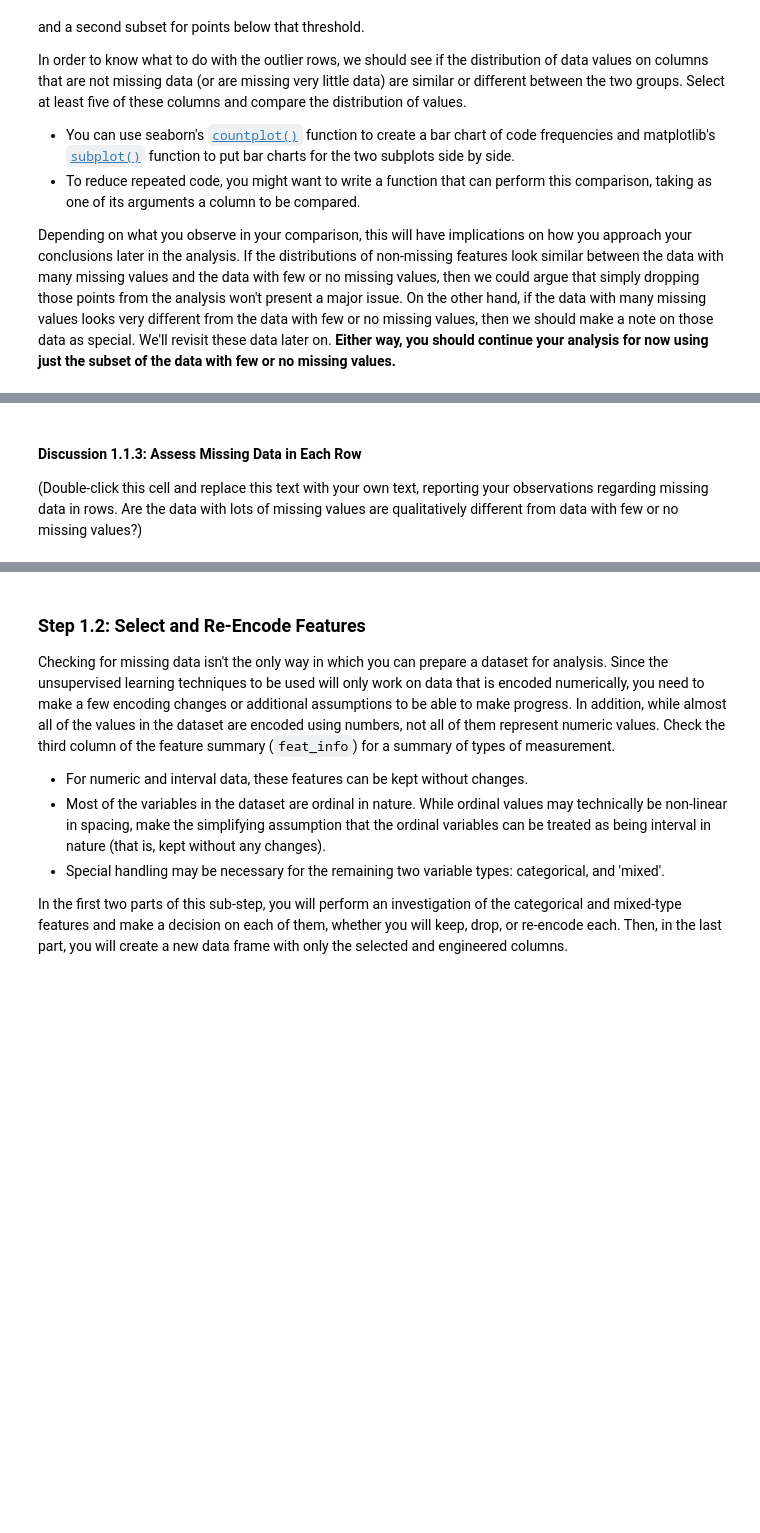
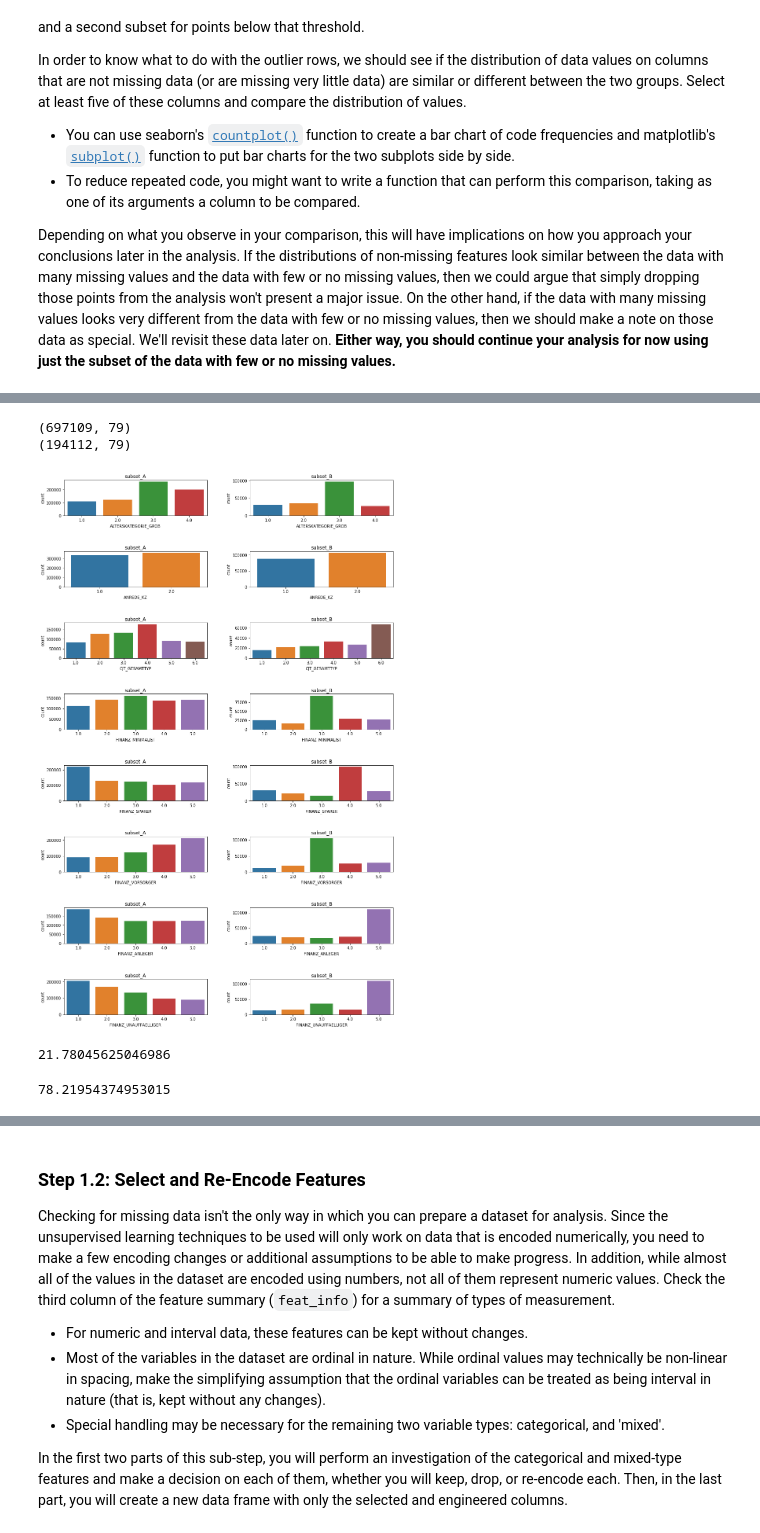
Before and after one commit to gmendozah/Creating-Customer-Segments-with-Arvato, a Jupyter notebook: Identify_Customer_Segments.ipynb, the cells around one changed output, grey strips where cells are left out. Cells and saved outputs as stored; diff of their text form; code cells hidden in the pictures; blank space fills up the shorter version.

```diff
--- a/Identify_Customer_Segments.ipynb
+++ b/Identify_Customer_Segments.ipynb
@@ -95,3 +273,10 @@ Depending on what you observe in your comparison, this will have implications on
 # %%
 # Write code to divide the data into two subsets based on the number of missing
 # values in each row.
+subset_A = azdias.iloc[[i for i in nan_values_by_row[nan_values_by_row < 5].index]].reset_index(drop=True)
+subset_B = azdias.iloc[[i for i in nan_values_by_row[nan_values_by_row >= 5].index]].reset_index(drop=True)
+print(subset_A.shape)
+print(subset_B.shape)
+# %% [output]
+(697109, 79)
+(194112, 79)
@@ -101,4 +283,29 @@ Depending on what you observe in your comparison, this will have implications on
-# %% [markdown]
-#### Discussion 1.1.3: Assess Missing Data in Each Row
-
-(Double-click this cell and replace this text with your own text, reporting your observations regarding missing data in rows. Are the data with lots of missing values are qualitatively different from data with few or no missing values?)
+# %%
+# Compare the distribution of values for at least five columns where there are
+# no or few missing values, between the two subsets.
+
+def plot_countplot(cols, num):
+    fig, axs = plt.subplots(num, 2, figsize=(15, 25))
+    fig.subplots_adjust(hspace=1, wspace=0.3)
+    axs = axs.ravel()
+    for col in range(num):
+
+        sns.countplot(subset_A[cols[col]], ax=axs[col*2])
+        axs[col*2].set_title('subset_A')
+
+        sns.countplot(subset_B[cols[col]], ax=axs[col*2+1])
+        axs[col*2+1].set_title('subset_B')
+
+plot_countplot(azdias.columns, 8)
+# %% [output]
+[figure, added]
+# %%
+pct_insubset_B = subset_B.shape[0] / azdias.shape[0] * 100
+pct_insubset_B
+# %% [output]
+21.78045625046986
+# %%
+pct_insubset_A = subset_A.shape[0] / azdias.shape[0] * 100
+pct_insubset_A
+# %% [output]
+78.21954374953015
```
Also changed, not shown: parts of 98 cells of this notebook.
